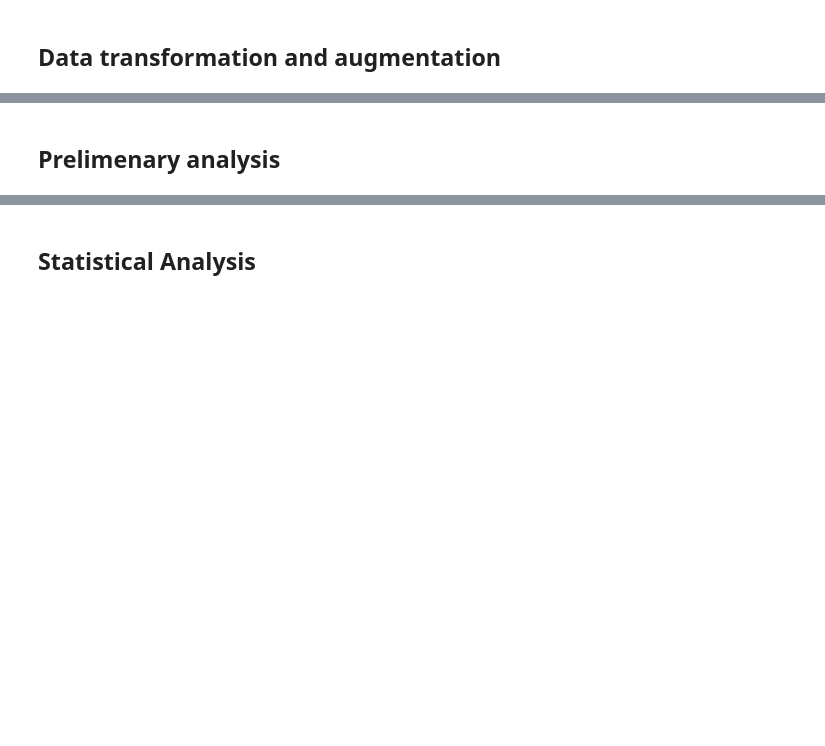
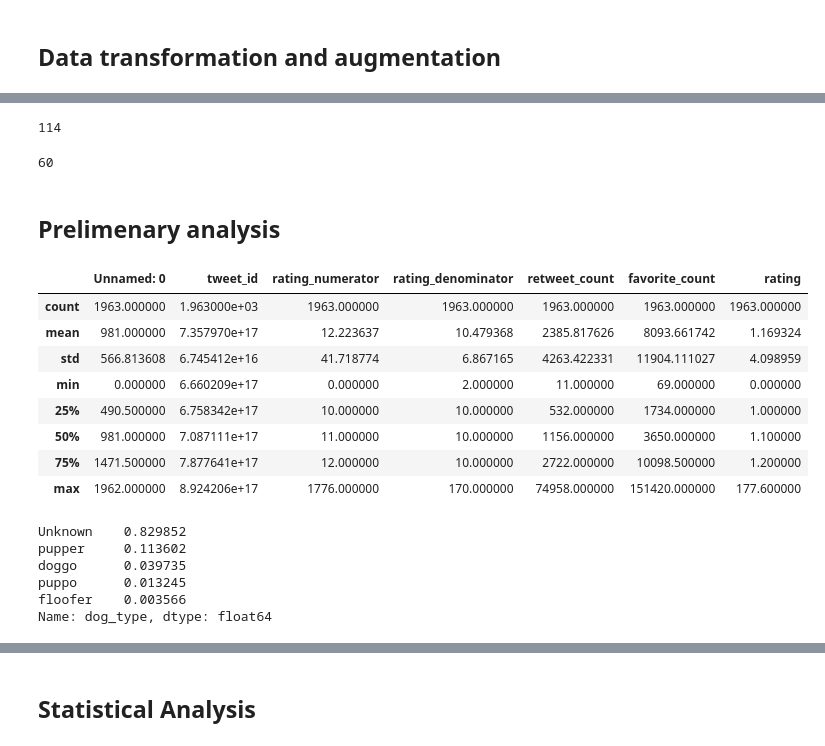
Before and after one commit to lpedejong/Nano_degree_projects, a Jupyter notebook: Project3_Data_Wrangling/Project_4_Wrangling_Twitter.ipynb, the cells around one changed output, grey strips where cells are left out. Drawn from its saved outputs; the diff is of its cells as text; code cells hidden in the pictures; blank space fills up the shorter version.

```diff
--- a/Project3_Data_Wrangling/Project_4_Wrangling_Twitter.ipynb
+++ b/Project3_Data_Wrangling/Project_4_Wrangling_Twitter.ipynb
@@ -889,0 +926,8 @@ twitter_archive_clean.to_csv('twitter_archive_master.csv', na_rep= 'Unknown', en
+# %%
+tweets['breed'].nunique()
+# %% [output]
+114
+# %%
+len(vc[vc<10])
+# %% [output]
+60
@@ -890,2 +939,23 @@ twitter_archive_clean.to_csv('twitter_archive_master.csv', na_rep= 'Unknown', en
 # %% [markdown]
 ## Prelimenary analysis
+# %%
+tweets.describe()
+# %% [output]
+|  | Unnamed: 0 | tweet_id | rating_numerator | rating_denominator | retweet_count | favorite_count | rating |
+| count | 1963.000000 | 1.963000e+03 | 1963.000000 | 1963.000000 | 1963.000000 | 1963.000000 | 1963.000000 |
+| mean | 981.000000 | 7.357970e+17 | 12.223637 | 10.479368 | 2385.817626 | 8093.661742 | 1.169324 |
+| std | 566.813608 | 6.745412e+16 | 41.718774 | 6.867165 | 4263.422331 | 11904.111027 | 4.098959 |
+| min | 0.000000 | 6.660209e+17 | 0.000000 | 2.000000 | 11.000000 | 69.000000 | 0.000000 |
+| 25% | 490.500000 | 6.758342e+17 | 10.000000 | 10.000000 | 532.000000 | 1734.000000 | 1.000000 |
+| 50% | 981.000000 | 7.087111e+17 | 11.000000 | 10.000000 | 1156.000000 | 3650.000000 | 1.100000 |
+| 75% | 1471.500000 | 7.877641e+17 | 12.000000 | 10.000000 | 2722.000000 | 10098.500000 | 1.200000 |
+| max | 1962.000000 | 8.924206e+17 | 1776.000000 | 170.000000 | 74958.000000 | 151420.000000 | 177.600000 |
+# %%
+tweets.dog_type.value_counts(normalize = True)
+# %% [output]
+Unknown    0.829852
+pupper     0.113602
+doggo      0.039735
+puppo      0.013245
+floofer    0.003566
+Name: dog_type, dtype: float64
```
Also changed, not shown: parts of 17 cells of this notebook.
